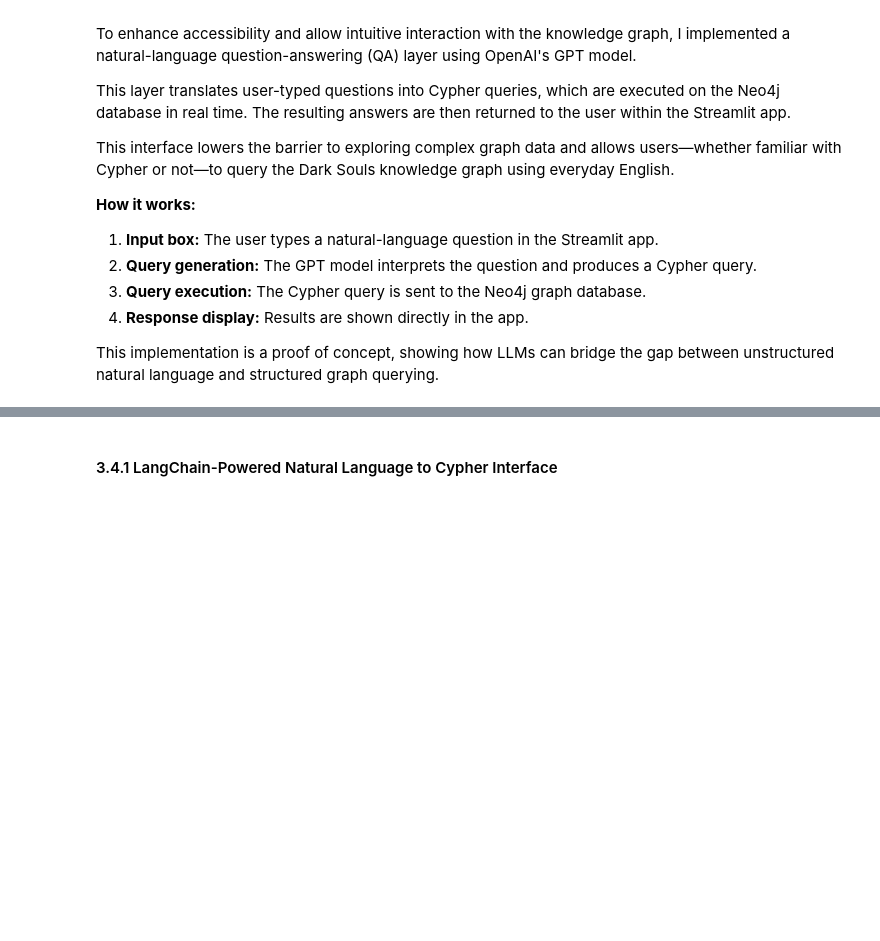
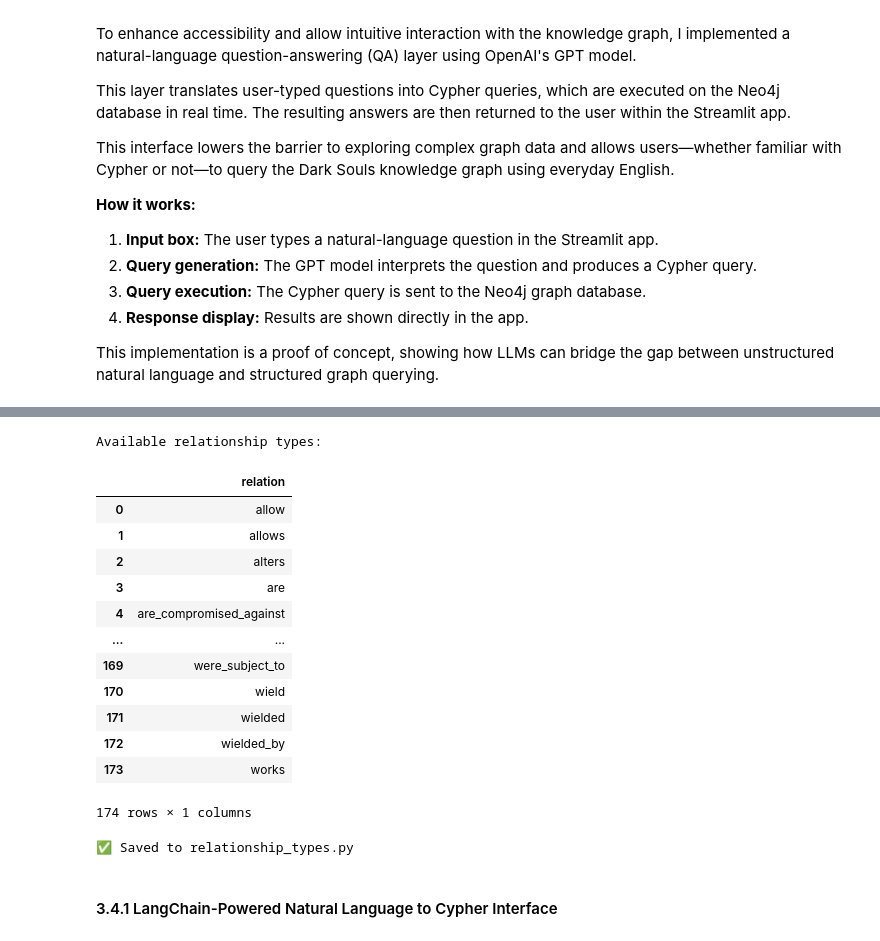
Before and after one commit to ninamcunha/dark-souls-knowledge-graph, a Jupyter notebook: Cloudwalk Case.ipynb, the cells around one changed output, grey strips where cells are left out. Drawn from its saved outputs; the diff is of its cells as text; code cells hidden in the pictures; blank space fills up the shorter version.

```diff
--- a/Cloudwalk Case.ipynb
+++ b/Cloudwalk Case.ipynb
@@ -1007,3 +1041,47 @@ This implementation is a proof of concept, showing how LLMs can bridge the gap b
+# %%
+# Query to get all relationship types present in the database
+query = """
+MATCH ()-[r]->()
+RETURN DISTINCT type(r) AS relation
+ORDER BY relation
+"""
+
+with driver.session() as session:
+    result = session.run(query)
+    relation_types = pd.DataFrame([record.data() for record in result])
+
+# Display available relationship types
+print("Available relationship types:")
+display(relation_types)
+
+# Convert to list of strings for app use
+relationship_list = relation_types["relation"].dropna().unique().tolist()
+
+# Save as a Python file to import in app.py
+with open("relationship_types.py", "w") as f:
+    f.write("# Auto-generated list of relationship types for LLM prompt context\n")
+    f.write("RELATIONSHIP_TYPES = [\n")
+    for rel in relationship_list:
+        f.write(f"    '{rel}',\n")
+    f.write("]\n")
+
+print("✅ Saved to relationship_types.py")
+# %% [output]
+Available relationship types:
+|  | relation |
+| 0 | allow |
+| 1 | allows |
+| 2 | alters |
+| 3 | are |
+| 4 | are_compromised_against |
+| ... | ... |
+| 169 | were_subject_to |
+| 170 | wield |
+| 171 | wielded |
+| 172 | wielded_by |
+| 173 | works |
+174 rows × 1 columns
+✅ Saved to relationship_types.py
 # %% [markdown]
 #### 3.4.1 LangChain-Powered Natural Language to Cypher Interface
 # %%
```
Also changed, not shown: parts of 16 cells of this notebook, 2 other files.
